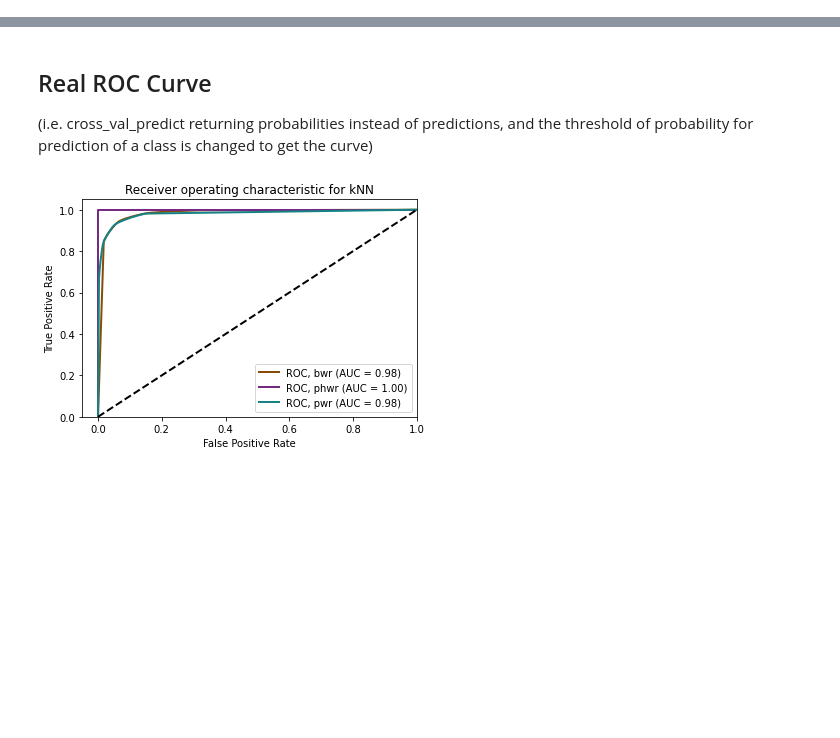
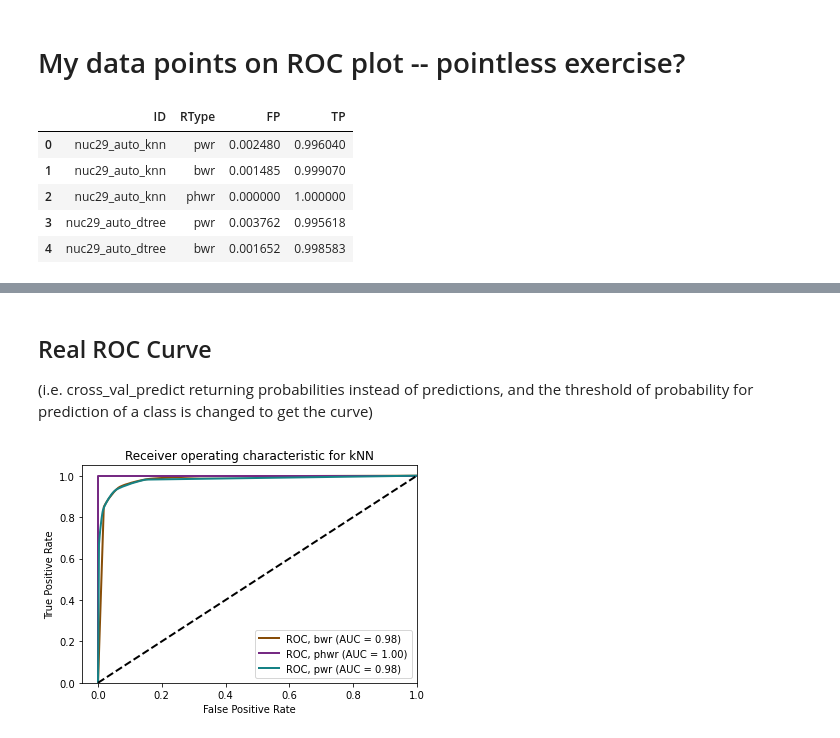
Before and after one commit to opotowsky/process_results, a Jupyter notebook: roc.ipynb, the cells around one changed output, grey strips where cells are left out. Saved outputs shown, nothing was run; the diff lists cells and outputs as text; code cells hidden in the pictures; blank space fills up the shorter version.

```diff
--- a/roc.ipynb
+++ b/roc.ipynb
@@ -10,3 +10,5 @@ import ast
 with open('color_palette.txt', 'r') as file:
     contents = file.read()
     colors = ast.literal_eval(contents)
+# %% [markdown]
+# My data points on ROC plot -- pointless exercise?
@@ -12,0 +19,9 @@ with open('color_palette.txt', 'r') as file:
+# %%
+#x = ['Nuc29', 'Act32', 'Act7/12', 'L/HPGe', 'P/HPGe', 'CZT', 'SrI2', 'LaBr3', 'NaI']
+dets = ['nuc29', 'act32', 'act7/12', 'd1_hpge', 'd2_hpge', 'd3_czt', 'd6_sri2', 'd5_labr3', 'd4_nai']
+rxtrs = ['pwr', 'bwr', 'phwr']
+totals = [120960, 322560, 6720]
+ens = ['auto', 'short', 'long']
+#en_lbl = ['Auto', 'Short', 'Long']
+algs = ['knn', 'dtree', 'mll']
+#alg_lbl = ['kNN', 'Dec Tree', 'MLL Calc']
@@ -12,0 +49,9 @@ with open('color_palette.txt', 'r') as file:
+# %%
+df.head()
+# %% [output]
+|  | ID | RType | FP | TP |
+| 0 | nuc29_auto_knn | pwr | 0.002480 | 0.996040 |
+| 1 | nuc29_auto_knn | bwr | 0.001485 | 0.999070 |
+| 2 | nuc29_auto_knn | phwr | 0.000000 | 1.000000 |
+| 3 | nuc29_auto_dtree | pwr | 0.003762 | 0.995618 |
+| 4 | nuc29_auto_dtree | bwr | 0.001652 | 0.998583 |
```
Also changed, not shown: parts of 3 cells of this notebook, 1 other file.
